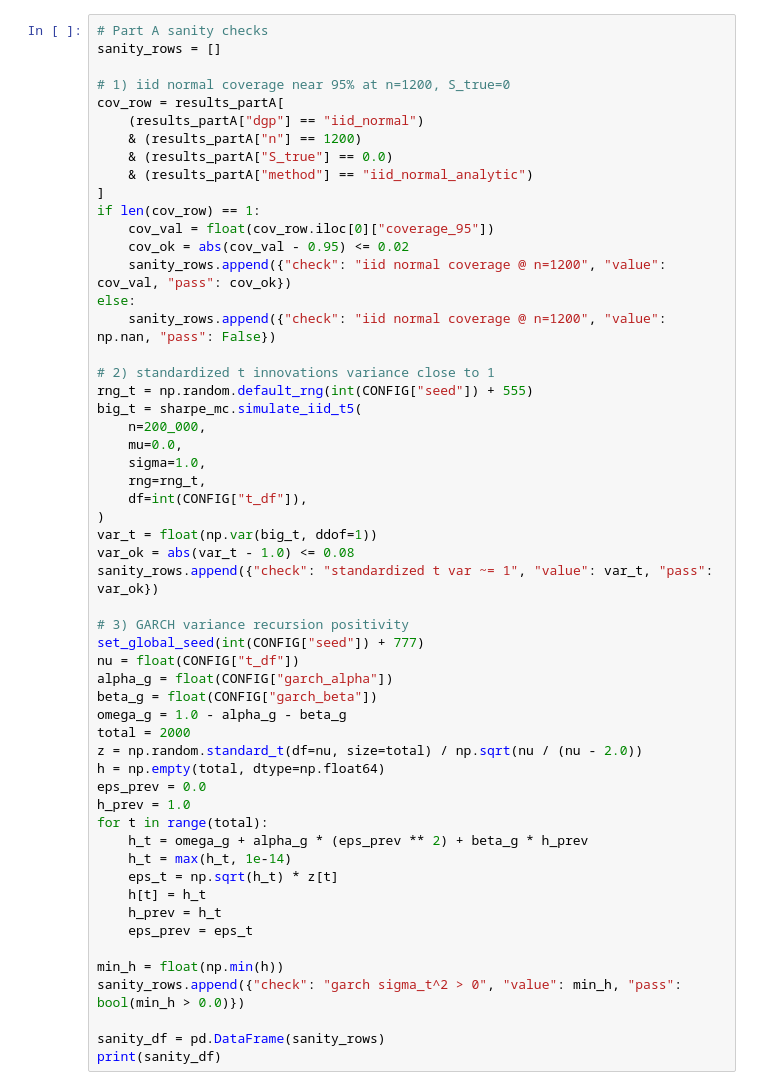
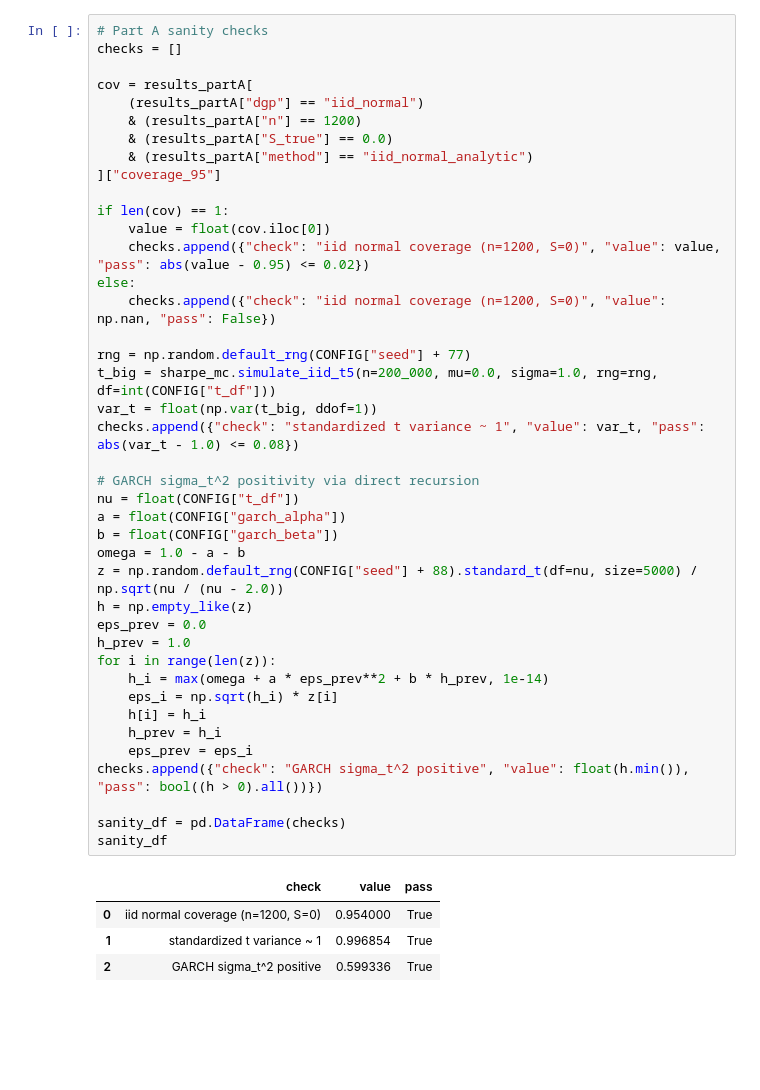
Before and after one commit to gettingittywitit69/finance-data-download-test, a Jupyter notebook: notebooks/thesis_experiment_mvp.ipynb, the cells around one changed output. Cells and saved outputs as stored; diff of their text form; blank space fills up the shorter version.

```diff
--- a/notebooks/thesis_experiment_mvp.ipynb
+++ b/notebooks/thesis_experiment_mvp.ipynb
@@ -539,56 +281,47 @@ print(results_partA.head(12))
 # %%
 # Part A sanity checks
-sanity_rows = []
+checks = []
 
-# 1) iid normal coverage near 95% at n=1200, S_true=0
-cov_row = results_partA[
+cov = results_partA[
     (results_partA["dgp"] == "iid_normal")
     & (results_partA["n"] == 1200)
     & (results_partA["S_true"] == 0.0)
     & (results_partA["method"] == "iid_normal_analytic")
-]
-if len(cov_row) == 1:
-    cov_val = float(cov_row.iloc[0]["coverage_95"])
-    cov_ok = abs(cov_val - 0.95) <= 0.02
-    sanity_rows.append({"check": "iid normal coverage @ n=1200", "value": cov_val, "pass": cov_ok})
+]["coverage_95"]
+
+if len(cov) == 1:
+    value = float(cov.iloc[0])
+    checks.append({"check": "iid normal coverage (n=1200, S=0)", "value": value, "pass": abs(value - 0.95) <= 0.02})
 else:
-    sanity_rows.append({"check": "iid normal coverage @ n=1200", "value": np.nan, "pass": False})
+    checks.append({"check": "iid normal coverage (n=1200, S=0)", "value": np.nan, "pass": False})
 
-# 2) standardized t innovations variance close to 1
-rng_t = np.random.default_rng(int(CONFIG["seed"]) + 555)
-big_t = sharpe_mc.simulate_iid_t5(
-    n=200_000,
-    mu=0.0,
-    sigma=1.0,
-    rng=rng_t,
-    df=int(CONFIG["t_df"]),
-)
-var_t = float(np.var(big_t, ddof=1))
-var_ok = abs(var_t - 1.0) <= 0.08
-sanity_rows.append({"check": "standardized t var ~= 1", "value": var_t, "pass": var_ok})
+rng = np.random.default_rng(CONFIG["seed"] + 77)
+t_big = sharpe_mc.simulate_iid_t5(n=200_000, mu=0.0, sigma=1.0, rng=rng, df=int(CONFIG["t_df"]))
+var_t = float(np.var(t_big, ddof=1))
+checks.append({"check": "standardized t variance ~ 1", "value": var_t, "pass": abs(var_t - 1.0) <= 0.08})
 
-# 3) GARCH variance recursion positivity
-set_global_seed(int(CONFIG["seed"]) + 777)
+# GARCH sigma_t^2 positivity via direct recursion
 nu = float(CONFIG["t_df"])
-alpha_g = float(CONFIG["garch_alpha"])
-beta_g = float(CONFIG["garch_beta"])
-omega_g = 1.0 - alpha_g - beta_g
-total = 2000
-z = np.random.standard_t(df=nu, size=total) / np.sqrt(nu / (nu - 2.0))
-h = np.empty(total, dtype=np.float64)
+a = float(CONFIG["garch_alpha"])
+b = float(CONFIG["garch_beta"])
+omega = 1.0 - a - b
+z = np.random.default_rng(CONFIG["seed"] + 88).standard_t(df=nu, size=5000) / np.sqrt(nu / (nu - 2.0))
+h = np.empty_like(z)
 eps_prev = 0.0
 h_prev = 1.0
-for t in range(total):
-    h_t = omega_g + alpha_g * (eps_prev ** 2) + beta_g * h_prev
-    h_t = max(h_t, 1e-14)
-    eps_t = np.sqrt(h_t) * z[t]
-    h[t] = h_t
-    h_prev = h_t
-    eps_prev = eps_t
+for i in range(len(z)):
+    h_i = max(omega + a * eps_prev**2 + b * h_prev, 1e-14)
+    eps_i = np.sqrt(h_i) * z[i]
+    h[i] = h_i
+    h_prev = h_i
+    eps_prev = eps_i
+checks.append({"check": "GARCH sigma_t^2 positive", "value": float(h.min()), "pass": bool((h > 0).all())})
 
-min_h = float(np.min(h))
-sanity_rows.append({"check": "garch sigma_t^2 > 0", "value": min_h, "pass": bool(min_h > 0.0)})
-
-sanity_df = pd.DataFrame(sanity_rows)
-print(sanity_df)
+sanity_df = pd.DataFrame(checks)
+sanity_df
+# %% [output]
+|  | check | value | pass |
+| 0 | iid normal coverage (n=1200, S=0) | 0.954000 | True |
+| 1 | standardized t variance ~ 1 | 0.996854 | True |
+| 2 | GARCH sigma_t^2 positive | 0.599336 | True |
 # %%
```
Also changed, not shown: parts of 20 cells of this notebook, 2 other files.
